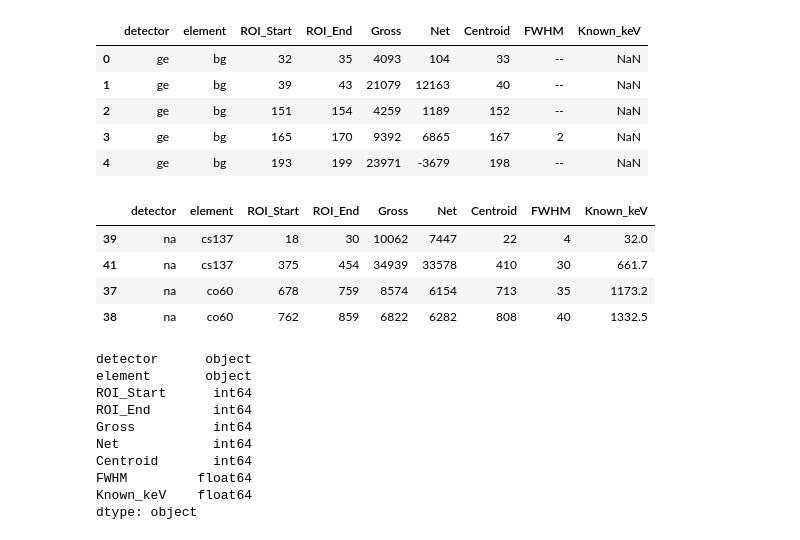
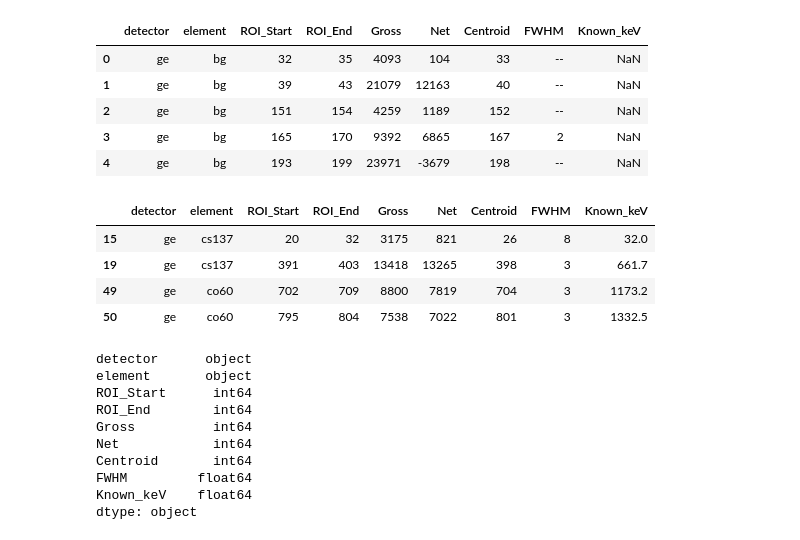
Before and after one commit to john-hafner/PHY451-GammaRay, a Jupyter notebook: Sodium Detector Calibration Chi-Squared Fit.ipynb, the cells around one changed output. Drawn from its saved outputs; the diff is of its cells as text; code cells hidden in the pictures.

```diff
--- a/Sodium Detector Calibration Chi-Squared Fit.ipynb
+++ b/Sodium Detector Calibration Chi-Squared Fit.ipynb
@@ -21,14 +21,16 @@ df.head()
 | 4 | ge | bg | 193 | 199 | 23971 | -3679 | 198 | -- | NaN |
 # %%
 # Getting the non-null values for cs137 and co60
-na_cal = df[(df['detector']=='na') & (df['Known_keV'].isna() == False)].sort_values(['detector', 'ROI_Start']).copy()
+#na_cal = df[(df['detector']=='na') & (df['Known_keV'].isna() == False)].sort_values(['detector', 'ROI_Start']).copy()
+ge_cal = df[(df['detector']=='ge') & (df['Known_keV'].isna() == False)].sort_values(['detector', 'ROI_Start']).copy()
+na_cal = ge_cal
 na_cal
 # %% [output]
 |  | detector | element | ROI_Start | ROI_End | Gross | Net | Centroid | FWHM | Known_keV |
-| 39 | na | cs137 | 18 | 30 | 10062 | 7447 | 22 | 4 | 32.0 |
-| 41 | na | cs137 | 375 | 454 | 34939 | 33578 | 410 | 30 | 661.7 |
-| 37 | na | co60 | 678 | 759 | 8574 | 6154 | 713 | 35 | 1173.2 |
-| 38 | na | co60 | 762 | 859 | 6822 | 6282 | 808 | 40 | 1332.5 |
+| 15 | ge | cs137 | 20 | 32 | 3175 | 821 | 26 | 8 | 32.0 |
+| 19 | ge | cs137 | 391 | 403 | 13418 | 13265 | 398 | 3 | 661.7 |
+| 49 | ge | co60 | 702 | 709 | 8800 | 7819 | 704 | 3 | 1173.2 |
+| 50 | ge | co60 | 795 | 804 | 7538 | 7022 | 801 | 3 | 1332.5 |
 # %%
 # Converting FWHM to a number
 na_cal['FWHM'] = na_cal['FWHM'].astype(np.float64)
```
Also changed, not shown: parts of 7 cells of this notebook, 3 other files.
